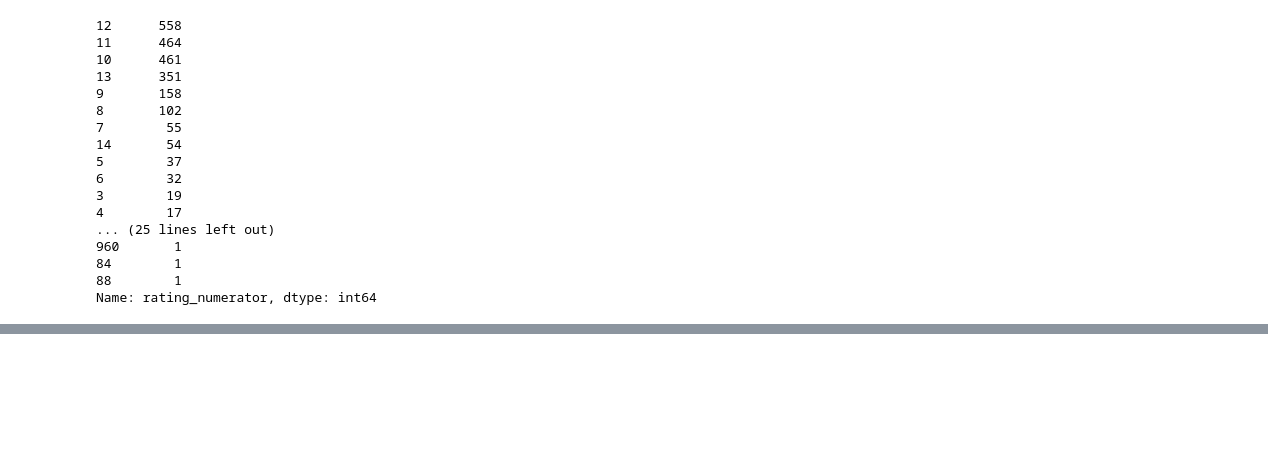
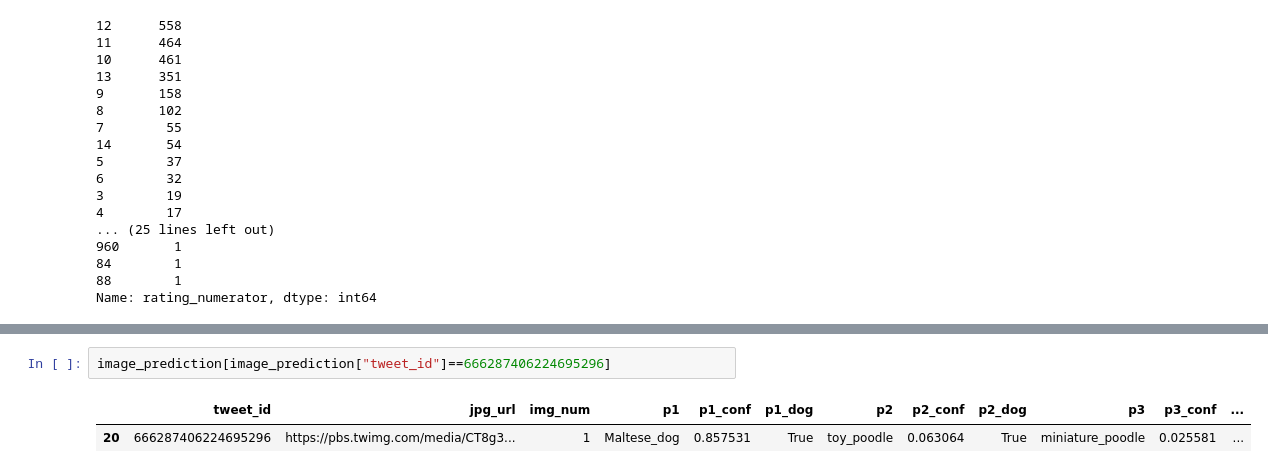
Before and after one commit to PatrickEmmanuel/WeRateDods-Data-Wrangling-Act, a Jupyter notebook: Data-wrangle-act.ipynb, the cells around one changed output, grey strips where cells are left out. Cells and saved outputs as stored; diff of their text form; blank space fills up the shorter version.

```diff
--- a/Data-wrangle-act.ipynb
+++ b/Data-wrangle-act.ipynb
@@ -230,0 +263,5 @@ Name: rating_numerator, dtype: int64
+# %%
+image_prediction[image_prediction["tweet_id"]==666287406224695296]
+# %% [output]
+|  | tweet_id | jpg_url | img_num | p1 | p1_conf | p1_dog | p2 | p2_conf | p2_dog | p3 | p3_conf | ... |
+| 20 | 666287406224695296 | https://pbs.twimg.com/media/CT8g3... | 1 | Maltese_dog | 0.857531 | True | toy_poodle | 0.063064 | True | miniature_poodle | 0.025581 | ... |
```
Also changed, not shown: parts of 13 cells of this notebook.
